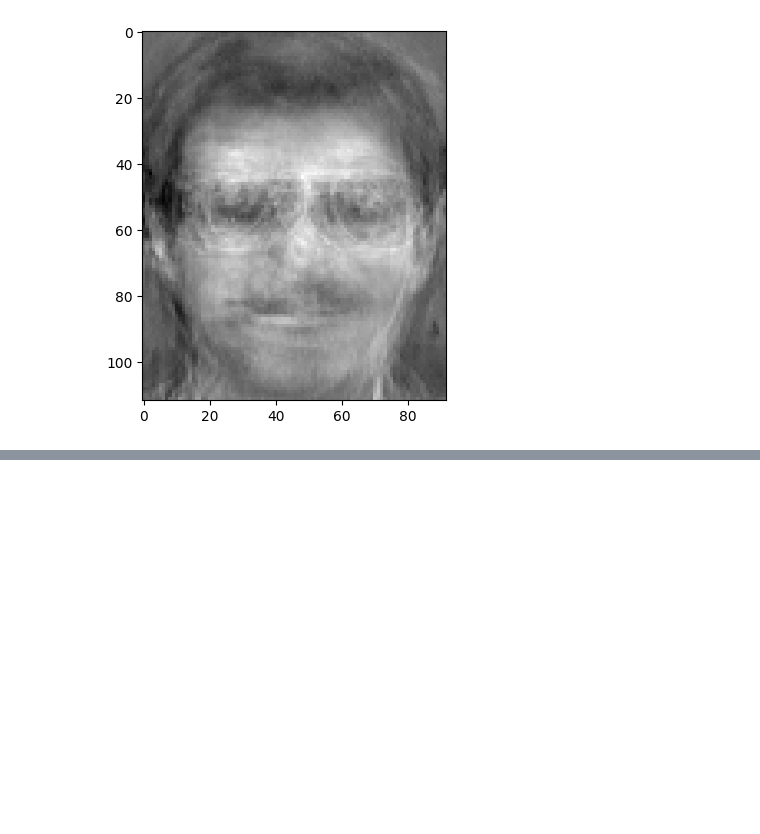
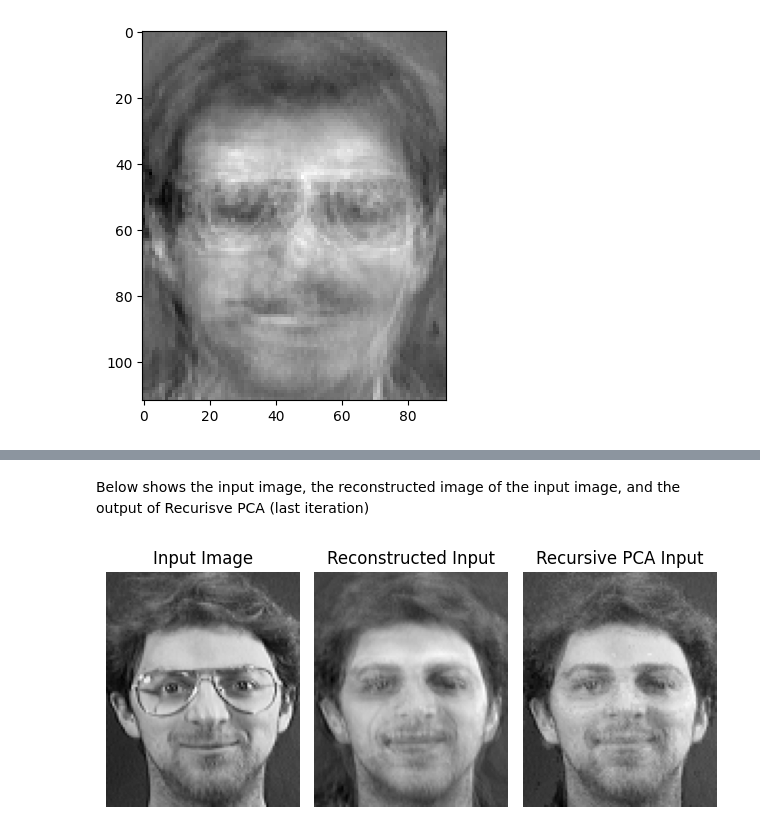
Before and after one commit to sebastian110203/COGS118BProject, a Jupyter notebook: Cogs118b_Project.ipynb, the cells around one changed output, grey strips where cells are left out. Cells and saved outputs as stored; diff of their text form; code cells hidden in the pictures; blank space fills up the shorter version.

```diff
--- a/Cogs118b_Project.ipynb
+++ b/Cogs118b_Project.ipynb
@@ -350,0 +387,37 @@ plt.show()
+# %% [markdown]
+Below shows the input image, the reconstructed image of the input image, and the output of Recurisve PCA (last iteration)
+# %%
+# Reconstructing Glass image regularly with all Principal Components
+
+mean_face = np.mean(ds, axis=1)
+Z = np.zeros((ds.shape[0], ds.shape[1]))
+for i in range(Z.T.shape[0]):
+    Z.T[i] = ds.T[i] - mean_face
+
+pca = PCA()
+pca.fit(Z.T)
+input_centered = glass_image.T - mean_face
+input_projected = pca.transform(input_centered)
+input_reconstructed = pca.inverse_transform(input_projected)
+input_reconstructed += mean_face
+
+
+plt.subplot(1, 3, 1)
+plt.imshow(glass_image.reshape(112, 92), cmap='gray')
+plt.title("Input Image")
+plt.axis('off')
+
+plt.subplot(1, 3, 2)
+plt.imshow(input_reconstructed.T.reshape(112, 92), cmap='gray')
+plt.title("Reconstructed Input")
+plt.axis('off')
+
+plt.subplot(1, 3, 3)
+plt.imshow(compensated_images[-1], cmap='gray')
+plt.title("Recursive PCA Input")
+plt.axis('off')
+
+plt.tight_layout()
+plt.show()
+# %% [output]
+[figure, added]
```
Also changed, not shown: parts of 16 cells of this notebook.
